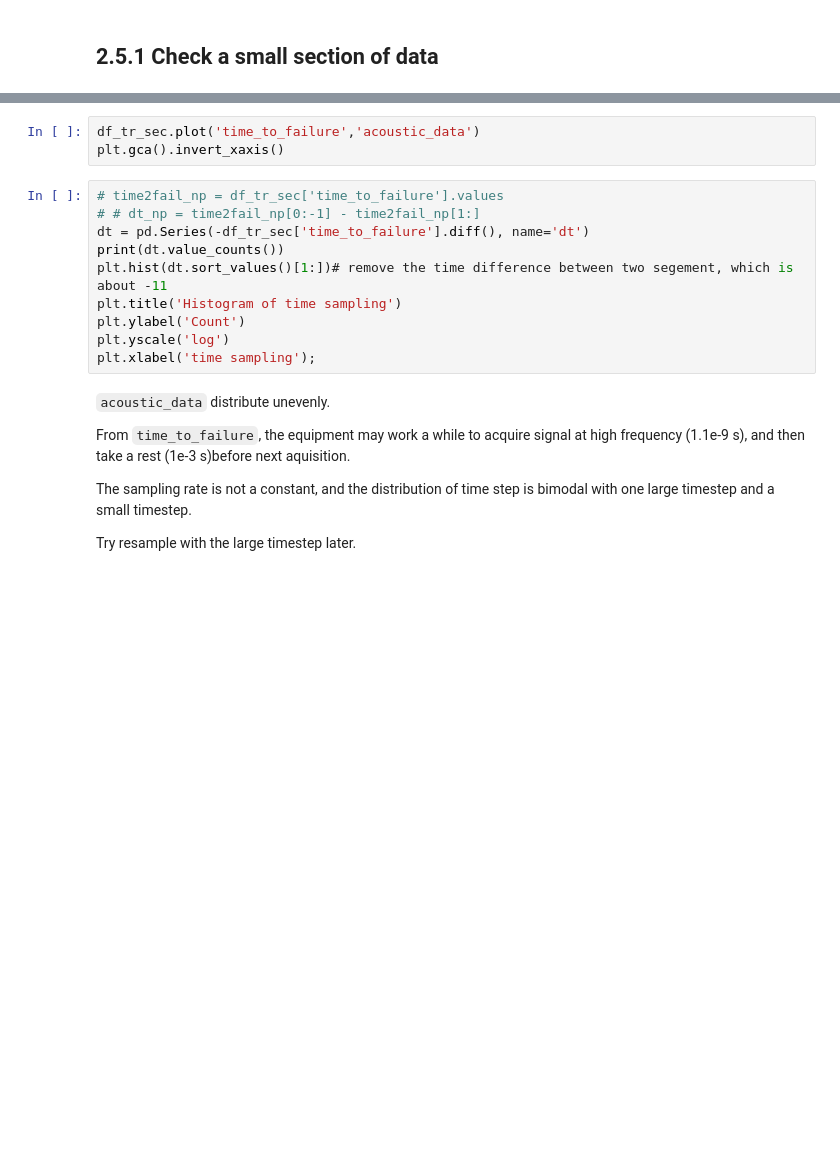
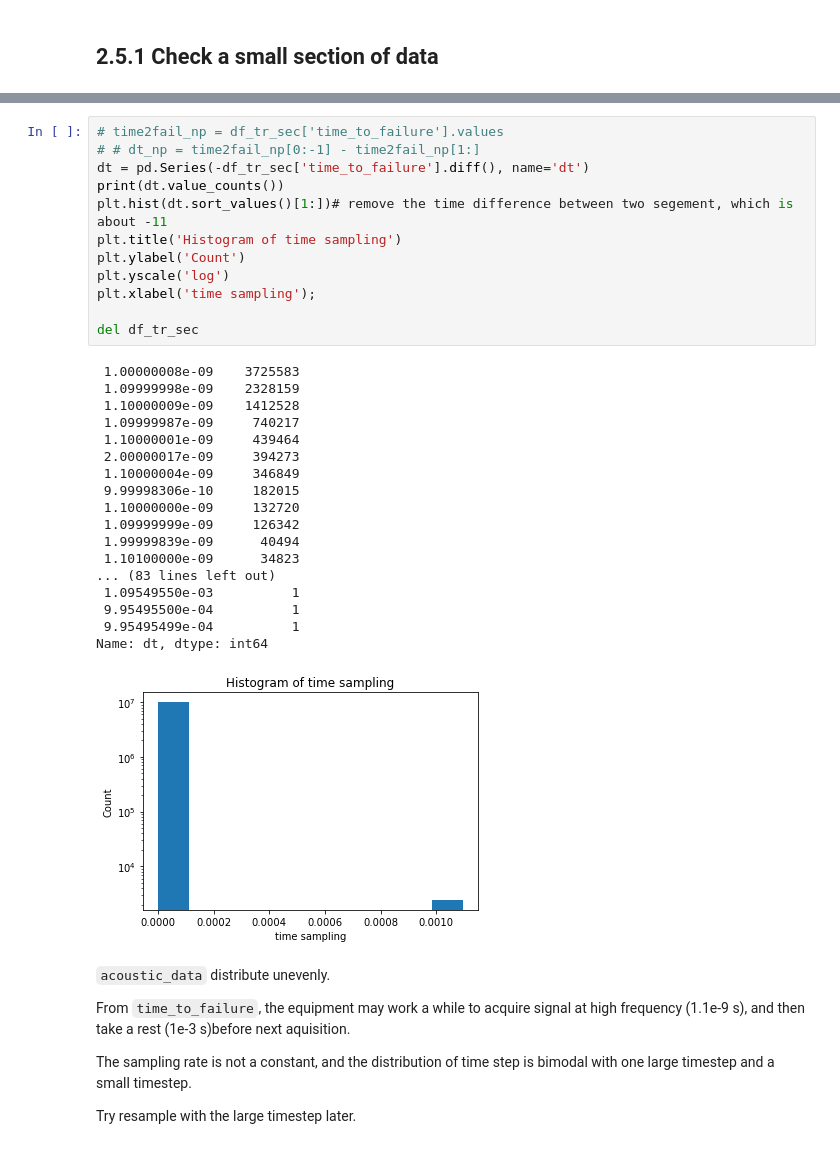
Before and after one commit to qq7933086/Laboratory_earthquake_time_prediction, a Jupyter notebook: Notebooks/02-data-wrangling-laboratoryearthquake.ipynb, the cells around one changed output, grey strips where cells are left out. Cells and saved outputs as stored; diff of their text form; blank space fills up the shorter version.

```diff
--- a/Notebooks/02-data-wrangling-laboratoryearthquake.ipynb
+++ b/Notebooks/02-data-wrangling-laboratoryearthquake.ipynb
@@ -89,16 +102,34 @@ plt.title(f'The first {records /1000}k data points');
-# %%
-df_tr_sec.plot('time_to_failure','acoustic_data')
-plt.gca().invert_xaxis()
 # %%
 # time2fail_np = df_tr_sec['time_to_failure'].values
 # # dt_np = time2fail_np[0:-1] - time2fail_np[1:]
 dt = pd.Series(-df_tr_sec['time_to_failure'].diff(), name='dt')
 print(dt.value_counts())
 plt.hist(dt.sort_values()[1:])# remove the time difference between two segement, which is about -11
 plt.title('Histogram of time sampling')
 plt.ylabel('Count')
 plt.yscale('log')
 plt.xlabel('time sampling');
+
+del df_tr_sec
+# %% [output]
+ 1.00000008e-09    3725583
+ 1.09999998e-09    2328159
+ 1.10000009e-09    1412528
+ 1.09999987e-09     740217
+ 1.10000001e-09     439464
+ 2.00000017e-09     394273
+ 1.10000004e-09     346849
+ 9.99998306e-10     182015
+ 1.10000000e-09     132720
+ 1.09999999e-09     126342
+ 1.99999839e-09      40494
+ 1.10100000e-09      34823
+... (83 lines left out)
+ 1.09549550e-03          1
+ 9.95495500e-04          1
+ 9.95495499e-04          1
+Name: dt, dtype: int64
+[figure, added]
 # %% [markdown]
 `acoustic_data` distribute unevenly.
 
```
Also changed, not shown: parts of 104 cells of this notebook.
